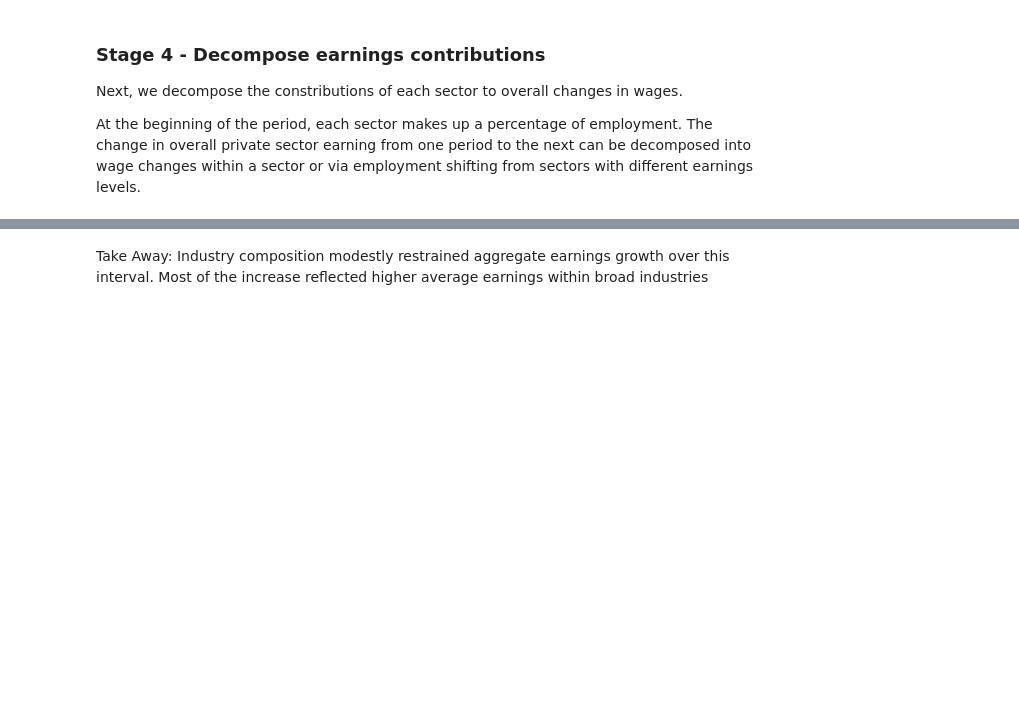
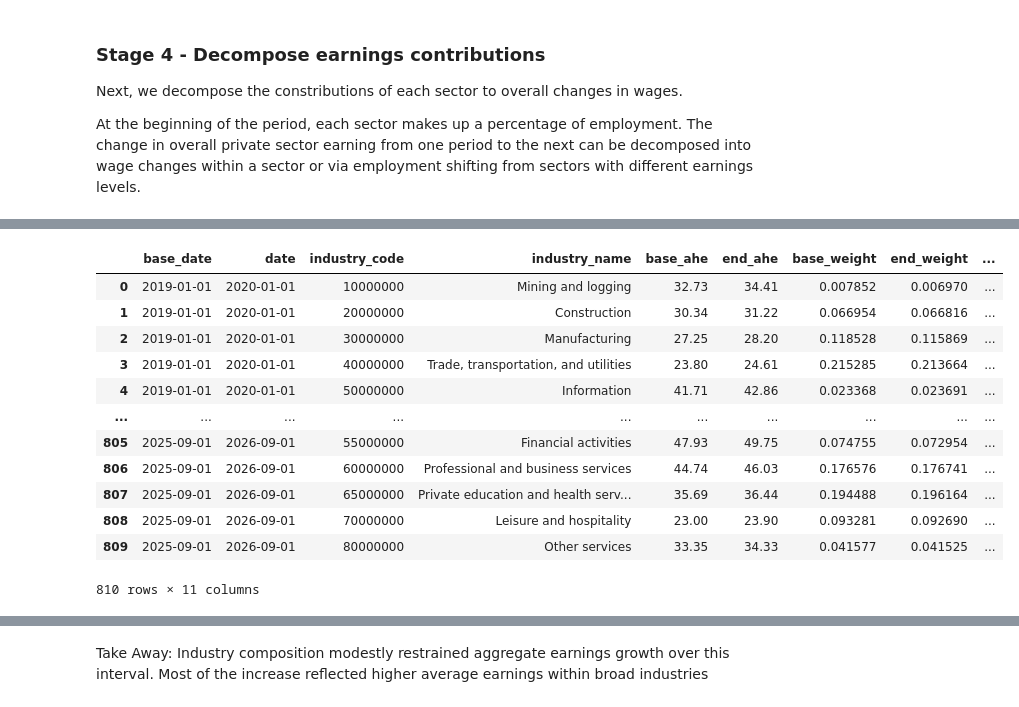
Before and after one commit to alistairbntl/wage_composition, a Jupyter notebook: wage_composition_report.ipynb, the cells around one changed output, grey strips where cells are left out. Drawn from its saved outputs; the diff is of its cells as text; code cells hidden in the pictures; blank space fills up the shorter version.

```diff
--- a/wage_composition_report.ipynb
+++ b/wage_composition_report.ipynb
@@ -292 +313,17 @@ NameError: name 'monthly_contributions' is not defined
+# %%
+annual_contributions
+# %% [output]
+|  | base_date | date | industry_code | industry_name | base_ahe | end_ahe | base_weight | end_weight | ... |
+| 0 | 2019-01-01 | 2020-01-01 | 10000000 | Mining and logging | 32.73 | 34.41 | 0.007852 | 0.006970 | ... |
+| 1 | 2019-01-01 | 2020-01-01 | 20000000 | Construction | 30.34 | 31.22 | 0.066954 | 0.066816 | ... |
+| 2 | 2019-01-01 | 2020-01-01 | 30000000 | Manufacturing | 27.25 | 28.20 | 0.118528 | 0.115869 | ... |
+| 3 | 2019-01-01 | 2020-01-01 | 40000000 | Trade, transportation, and utilities | 23.80 | 24.61 | 0.215285 | 0.213664 | ... |
+| 4 | 2019-01-01 | 2020-01-01 | 50000000 | Information | 41.71 | 42.86 | 0.023368 | 0.023691 | ... |
+| ... | ... | ... | ... | ... | ... | ... | ... | ... | ... |
+| 805 | 2025-09-01 | 2026-09-01 | 55000000 | Financial activities | 47.93 | 49.75 | 0.074755 | 0.072954 | ... |
+| 806 | 2025-09-01 | 2026-09-01 | 60000000 | Professional and business services | 44.74 | 46.03 | 0.176576 | 0.176741 | ... |
+| 807 | 2025-09-01 | 2026-09-01 | 65000000 | Private education and health serv... | 35.69 | 36.44 | 0.194488 | 0.196164 | ... |
+| 808 | 2025-09-01 | 2026-09-01 | 70000000 | Leisure and hospitality | 23.00 | 23.90 | 0.093281 | 0.092690 | ... |
+| 809 | 2025-09-01 | 2026-09-01 | 80000000 | Other services | 33.35 | 34.33 | 0.041577 | 0.041525 | ... |
+810 rows × 11 columns
 # %%
```
Also changed, not shown: parts of 10 cells of this notebook.
